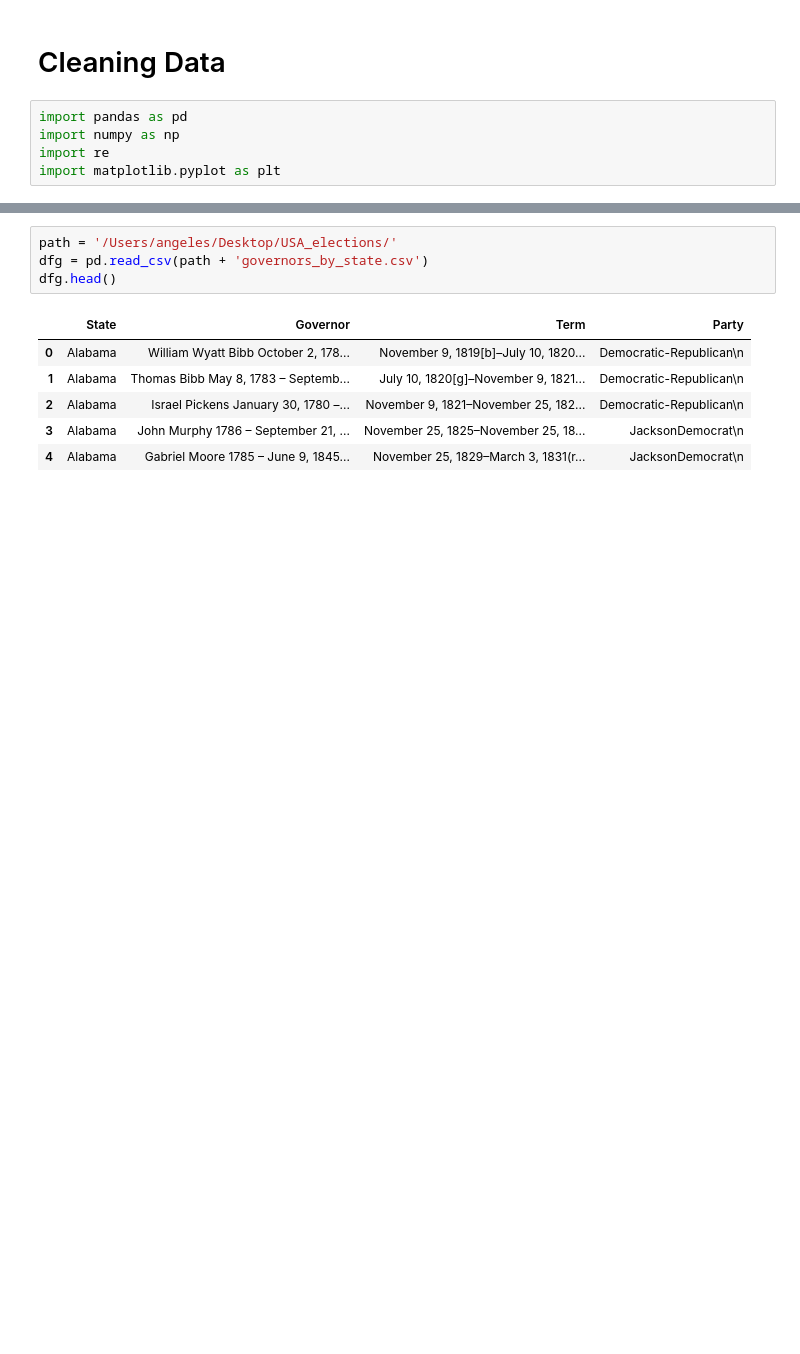
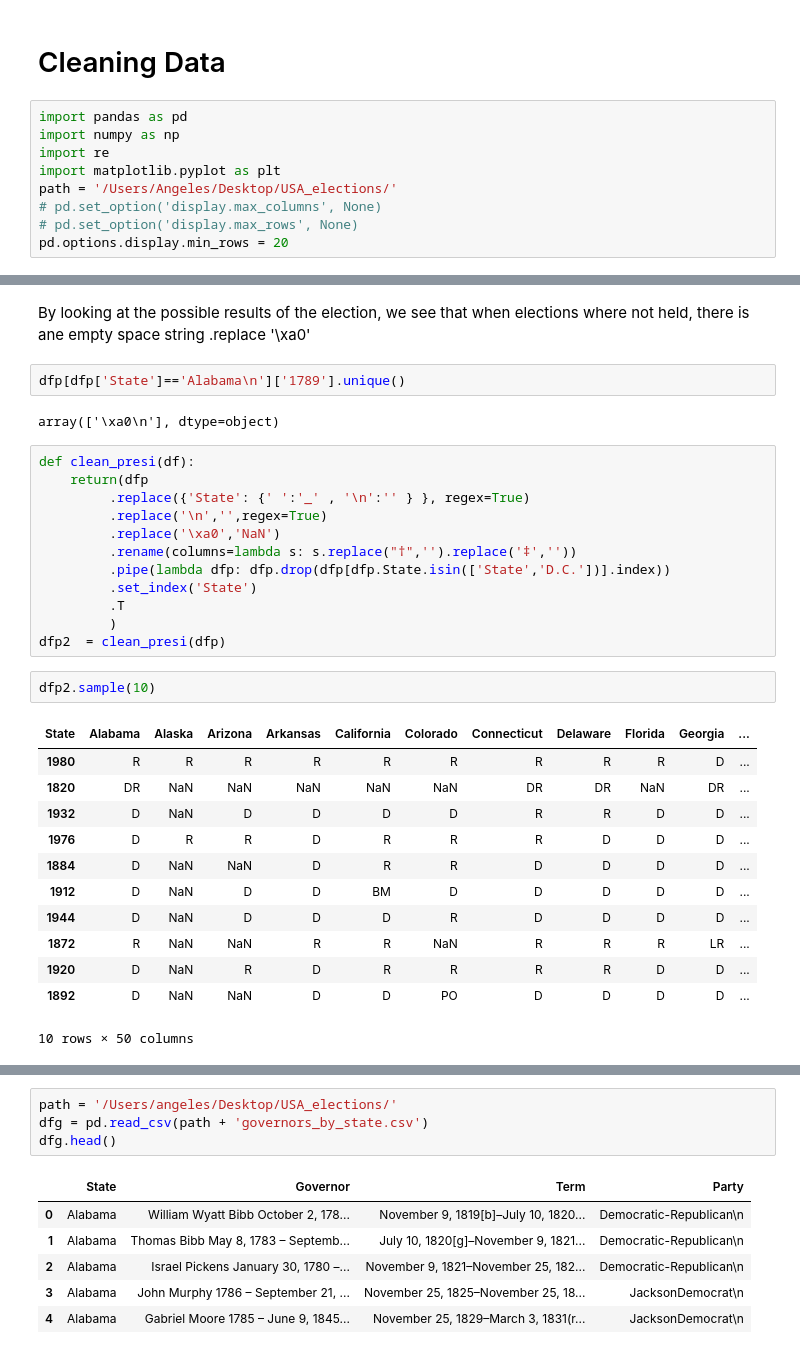
Before and after one commit to mangelesg/USA_elections, a Jupyter notebook: 02_cleaning_data.ipynb, the cells around one changed output, grey strips where cells are left out. Drawn from its saved outputs; the diff is of its cells as text; blank space fills up the shorter version.

Commit message:
fixed scraping governors, cleaned data

```diff
--- a/02_cleaning_data.ipynb
+++ b/02_cleaning_data.ipynb
@@ -5,3 +5,7 @@ import pandas as pd
 import numpy as np
 import re
 import matplotlib.pyplot as plt
+path = '/Users/Angeles/Desktop/USA_elections/'
+# pd.set_option('display.max_columns', None)
+# pd.set_option('display.max_rows', None)
+pd.options.display.min_rows = 20
@@ -7,0 +50,33 @@ import matplotlib.pyplot as plt
+# %% [markdown]
+By looking at the possible results of the election, we see that when elections where not held, there is ane empty space string  .replace '\xa0'
+# %%
+dfp[dfp['State']=='Alabama\n']['1789'].unique()
+# %% [output]
+array(['\xa0\n'], dtype=object)
+# %%
+def clean_presi(df):
+    return(dfp
+         .replace({'State': {' ':'_' , '\n':'' } }, regex=True)
+         .replace('\n','',regex=True)
+         .replace('\xa0','NaN')
+         .rename(columns=lambda s: s.replace("†",'').replace('‡',''))
+         .pipe(lambda dfp: dfp.drop(dfp[dfp.State.isin(['State','D.C.'])].index))
+         .set_index('State')
+         .T
+         )
+dfp2  = clean_presi(dfp)
+# %%
+dfp2.sample(10)
+# %% [output]
+| State | Alabama | Alaska | Arizona | Arkansas | California | Colorado | Connecticut | Delaware | Florida | Georgia | ... |
+| 1980 | R | R | R | R | R | R | R | R | R | D | ... |
+| 1820 | DR | NaN | NaN | NaN | NaN | NaN | DR | DR | NaN | DR | ... |
+| 1932 | D | NaN | D | D | D | D | R | R | D | D | ... |
+| 1976 | D | R | R | D | R | R | R | D | D | D | ... |
+| 1884 | D | NaN | NaN | D | R | R | D | D | D | D | ... |
+| 1912 | D | NaN | D | D | BM | D | D | D | D | D | ... |
+| 1944 | D | NaN | D | D | D | R | D | D | D | D | ... |
+| 1872 | R | NaN | NaN | R | R | NaN | R | R | R | LR | ... |
+| 1920 | D | NaN | R | D | R | R | R | R | D | D | ... |
+| 1892 | D | NaN | NaN | D | D | PO | D | D | D | D | ... |
+10 rows × 50 columns
```
Also changed, not shown: parts of 148 cells of this notebook, 1 other file.
